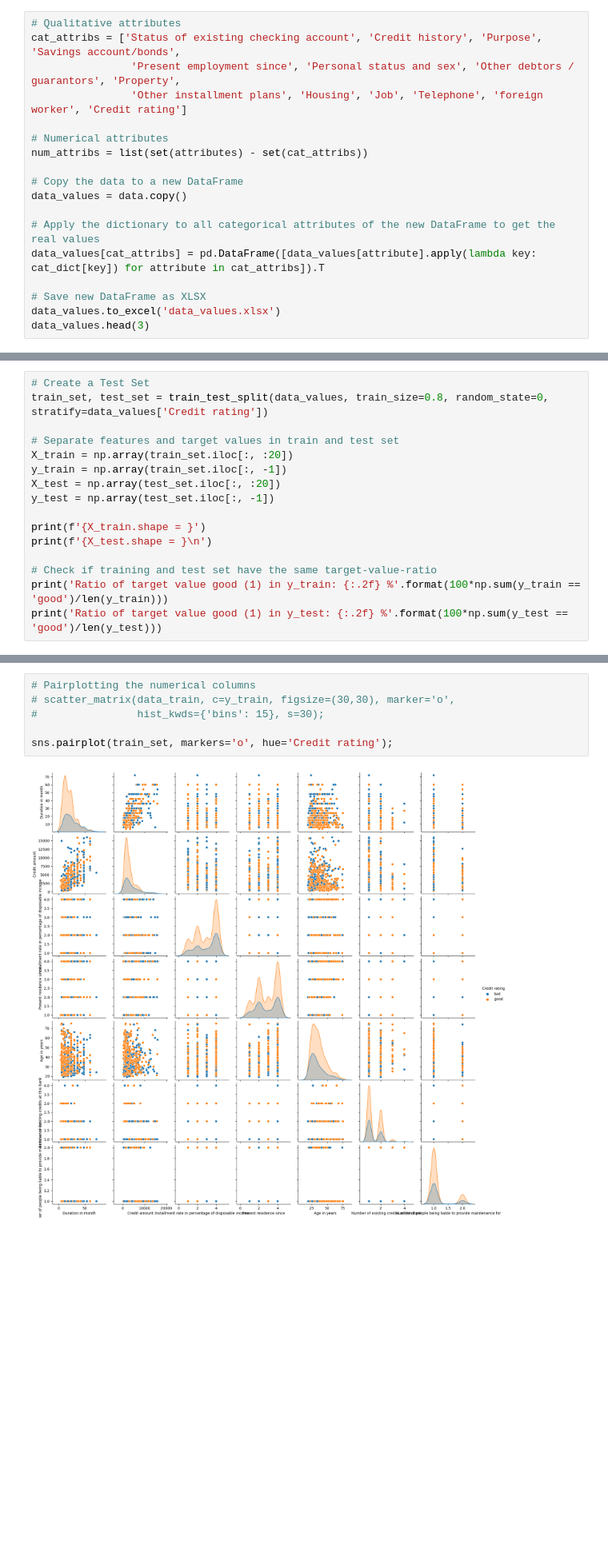
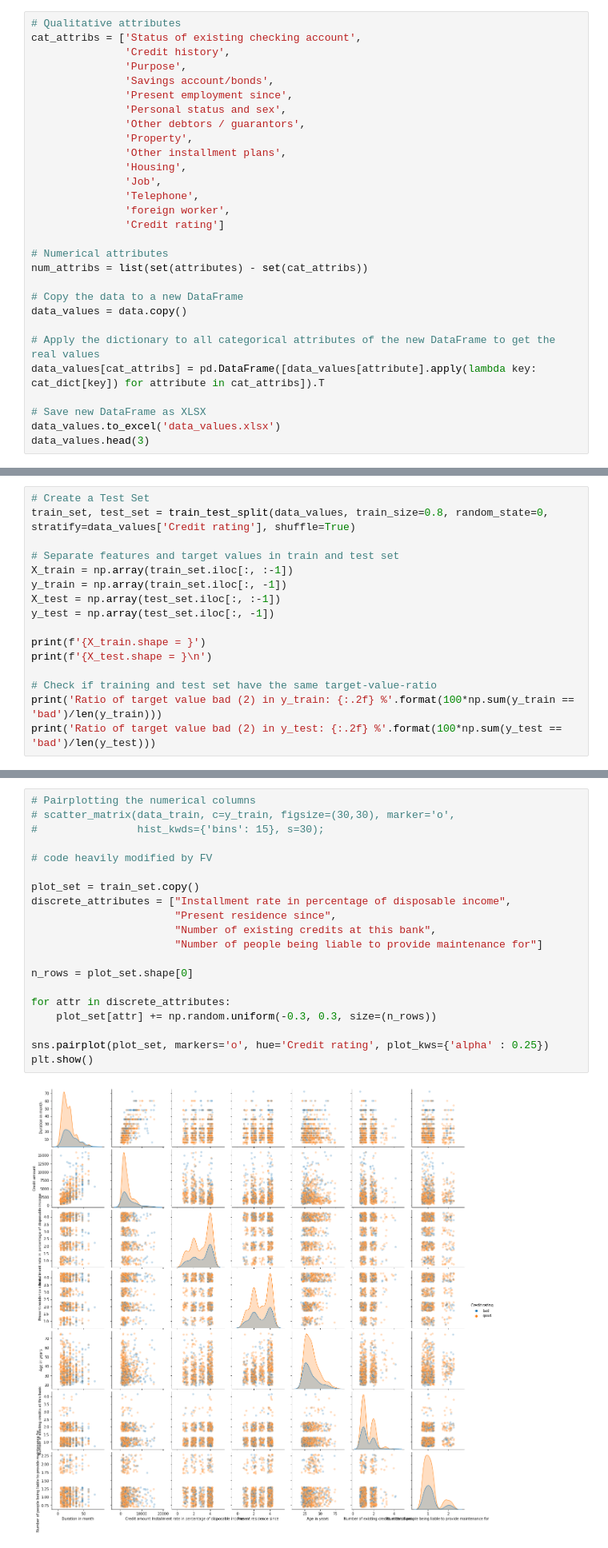
Before and after one commit to dennismgoetz/HoML-Credit-Data, a Jupyter notebook: Data_Understanding.ipynb, the cells around one changed output, grey strips where cells are left out. Shown at 80% size. Drawn from its saved outputs; the diff is of its cells as text; blank space fills up the shorter version.

```diff
--- a/Data_Understanding.ipynb
+++ b/Data_Understanding.ipynb
@@ -153,9 +181,20 @@ cat_dict = {# Attribute 1: (qualitative) Status of existing checking account
                     }
 # %%
 # Qualitative attributes
-cat_attribs = ['Status of existing checking account', 'Credit history', 'Purpose', 'Savings account/bonds',
-                'Present employment since', 'Personal status and sex', 'Other debtors / guarantors', 'Property',
-                'Other installment plans', 'Housing', 'Job', 'Telephone', 'foreign worker', 'Credit rating']
+cat_attribs = ['Status of existing checking account',
+               'Credit history',
+               'Purpose',
+               'Savings account/bonds',
+               'Present employment since',
+               'Personal status and sex',
+               'Other debtors / guarantors',
+               'Property',
+               'Other installment plans',
+               'Housing',
+               'Job',
+               'Telephone',
+               'foreign worker',
+               'Credit rating']
 
 # Numerical attributes
 num_attribs = list(set(attributes) - set(cat_attribs))
@@ -177,20 +216,20 @@ data_values.head(3)
 3 rows × 21 columns
 # %%
 # Create a Test Set
-train_set, test_set = train_test_split(data_values, train_size=0.8, random_state=0, stratify=data_values['Credit rating'])
+train_set, test_set = train_test_split(data_values, train_size=0.8, random_state=0, stratify=data_values['Credit rating'], shuffle=True)
 
 # Separate features and target values in train and test set
-X_train = np.array(train_set.iloc[:, :20])
+X_train = np.array(train_set.iloc[:, :-1])
 y_train = np.array(train_set.iloc[:, -1])
-X_test = np.array(test_set.iloc[:, :20])
+X_test = np.array(test_set.iloc[:, :-1])
 y_test = np.array(test_set.iloc[:, -1])
 
 print(f'{X_train.shape = }')
 print(f'{X_test.shape = }\n')
 
 # Check if training and test set have the same target-value-ratio
-print('Ratio of target value good (1) in y_train: {:.2f} %'.format(100*np.sum(y_train == 'good')/len(y_train)))
-print('Ratio of target value good (1) in y_test: {:.2f} %'.format(100*np.sum(y_test == 'good')/len(y_test)))
+print('Ratio of target value bad (2) in y_train: {:.2f} %'.format(100*np.sum(y_train == 'bad')/len(y_train)))
+print('Ratio of target value bad (2) in y_test: {:.2f} %'.format(100*np.sum(y_test == 'bad')/len(y_test)))
 # %% [output]
 X_train.shape = (800, 20)
 X_test.shape = (200, 20)
@@ -387,8 +477,22 @@ train_set.describe()
 # %%
 # Pairplotting the numerical columns
 # scatter_matrix(data_train, c=y_train, figsize=(30,30), marker='o',
 #                hist_kwds={'bins': 15}, s=30);
 
-sns.pairplot(train_set, markers='o', hue='Credit rating');
+# code heavily modified by FV
+
+plot_set = train_set.copy()
+discrete_attributes = ["Installment rate in percentage of disposable income",
+                       "Present residence since",
+                       "Number of existing credits at this bank",
+                       "Number of people being liable to provide maintenance for"]
+
+n_rows = plot_set.shape[0]
+
+for attr in discrete_attributes:
+    plot_set[attr] += np.random.uniform(-0.3, 0.3, size=(n_rows))
+
+sns.pairplot(plot_set, markers='o', hue='Credit rating', plot_kws={'alpha' : 0.25})
+plt.show()
 # %% [output]
-[figure, old version]
+[figure, new version]
```
Also changed, not shown: parts of 50 cells of this notebook, 1 other file.
